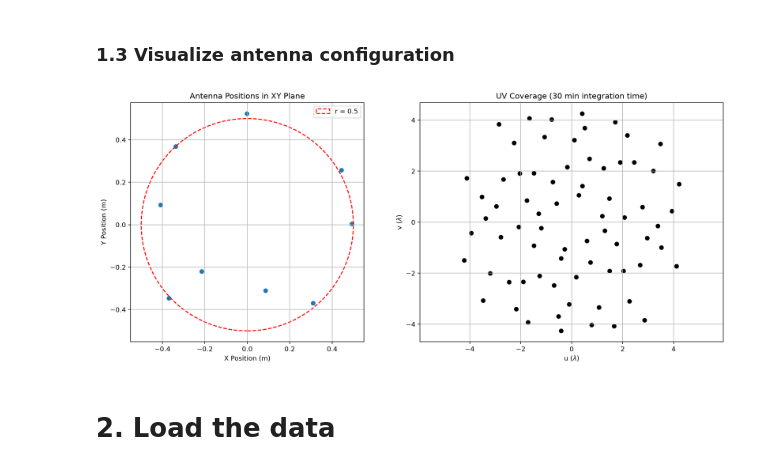
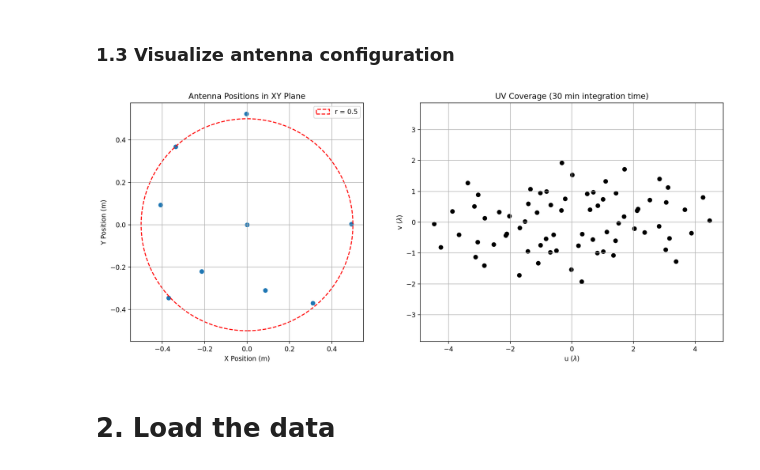
Before and after one commit to Yang-Taotao/strw-ra-interferometer, a Jupyter notebook: notebooks/int_design.ipynb, the cells around one changed output. Saved outputs shown, nothing was run; the diff lists cells and outputs as text; code cells hidden in the pictures.

```diff
--- a/notebooks/int_design.ipynb
+++ b/notebooks/int_design.ipynb
@@ -85,0 +223,24 @@ FILE_NOMENCLATURE = 'antenna_*.bin'
+# %%
+antenna_positions = pd.read_csv(antenna_pos_file,header=0,index_col=0,dtype=np.float32,skipinitialspace=True)
+# Sort antenna 1-9, positions x-z
+
+if antenna_positions.columns.isin(['r','theta','phi']).all():
+    antenna_positions = antenna_positions.sort_index()[['r','theta','phi']].to_numpy()
+    antenna_positions = antenna_positions-antenna_positions[REFERENCE_ANTENNA_NUMBER-1]
+    antenna_positions = spherical_enu_to_cartesian(antenna_positions)*u.m
+else:
+    assert antenna_positions.columns.isin(['x','y','z']).all(), 'Antenna positions are not in cartesian.'
+    antenna_positions = antenna_positions.sort_index()[['x','y','z']].to_numpy()*u.m
+    antenna_positions = antenna_positions-antenna_positions[REFERENCE_ANTENNA_NUMBER-1]
+
+num_antennas = antenna_positions.shape[0]
+largest_baseline = np.max(pdist(antenna_positions)) * u.m
+
+if SIMULATE_ANTENNAS:
+    assert len(antenna_data_files) == 1, 'We only require 1 data file for simulating the array'
+    assert antenna_positions.shape[0] >= 1, 'We require some antenna positions, none were provided'
+
+elif len(antenna_data_files) != antenna_positions.shape[0] :
+    raise ValueError('The amount of antenna data files does not match the amount of postions provided')
+
+# only other condition is we are not simulating and the amount of files is equal
@@ -136,8 +312,10 @@ def compute_uv_coordinates(ant_pos, hour_angles, dec, dtype=np.float32):
 ### 1.2 UV coverage of Earth rotation during integration time
 # %%
 #calculate the alt az, galactic and ra dec coordinates of leiden at the observation times
-altaz_frames = [AltAz(obstime=obs_times[i], location=leiden) for i in range(len(obs_times))]
-altaz_coords = [SkyCoord(alt=alt, az=az, frame=altaz_frames[i]) for i in range(len(altaz_frames))]
+
+#Assuming stationary pointing and scanning, rather than tracking
+altaz_frames = [AltAz(obstime=obs_times[i], location=LOCATION) for i in range(len(obs_times))]
+altaz_coords = [SkyCoord(alt=ALT, az=AZ, frame=altaz_frames[i]) for i in range(len(altaz_frames))]
 galactic_coords = [coord.transform_to('galactic') for coord in altaz_coords]
 radec_coords = [coord.transform_to('icrs') for coord in altaz_coords]
 
@@ -145,14 +323,14 @@ radec_coords = [coord.transform_to('icrs') for coord in altaz_coords]
 source_icrs = altaz_coords[0].transform_to('icrs')
 
 # Local sidereal time
-lst = [obs_time.sidereal_time('apparent',longitude=leiden.lon) for obs_time in obs_times]
+lst = [obs_time.sidereal_time('apparent',longitude=LONG) for obs_time in obs_times]
 
 # Hour angle of the fixed celestial source
-hour_angles = [(lst_obs - source_icrs.ra).wrap_at(180 * u.deg).to_value(u.deg) for lst_obs in lst]
+integration_hour_angles = np.linspace(0, INT_TIME.to_value(u.h), int(30*INT_TIME.to_value(u.h)))*15*u.deg
 
 # UV coverage
-uv = compute_uv_coordinates(pos, hour_angles, alt)*u.m
-uvwl = (uv*central_freq/c.c).decompose()
+uv = compute_uv_coordinates(antenna_positions, integration_hour_angles) * u.m
+uvwl = (uv*CENTRAL_FREQ/c.c).decompose()
 u_coords = uvwl[:, :, :, 0].value
 v_coords = uvwl[:, :, :, 1].value
 # %% [markdown]
@@ -160,35 +338,35 @@ v_coords = uvwl[:, :, :, 1].value
 # %%
 fig, ax = plt.subplots(1, 2, figsize=(14, 6))
 
 # Antenna configuration
-ax[0].scatter(pos[:, 0].value, pos[:, 1].value)
+ax[0].scatter(antenna_positions[:, 0].value, antenna_positions[:, 1].value)
 
 ax[0].set_xlabel('X Position (m)')
 ax[0].set_ylabel('Y Position (m)')
 ax[0].set_title('Antenna Positions in XY Plane')
 ax[0].grid()
 ax[0].set_aspect('equal')
 
 # Add red circle centered at (0,0), radius = 0.5 m
 circle = Circle((0, 0), radius=0.5, edgecolor='red', facecolor='none', linewidth=1.5, linestyle='dashed', label = 'r = 0.5')
 ax[0].add_patch(circle)
 ax[0].legend()
 
 # Plot individual baseline tracks
 for i in range(num_antennas):
     for j in range(num_antennas):
         if i != j:
             ax[1].scatter(u_coords[:, i, j],v_coords[:, i, j],color='black')
 
 ax[1].set_xlabel(r'u ($\lambda$)')
 ax[1].set_ylabel(r'v ($\lambda$)')
-ax[1].set_title(f'UV Coverage ({int_time.to_value(u.min):.0f} min integration time)')
+ax[1].set_title(f'UV Coverage ({INT_TIME.to_value(u.min):.0f} min integration time)')
 ax[1].grid()
 ax[1].axis('equal')
 plt.tight_layout()
 plt.show()
 # %% [output]
-[figure, old version]
+[figure, new version]
 # %% [markdown]
 # 2. Load the data
 # %% [markdown]
```
Also changed, not shown: parts of 33 cells of this notebook.
